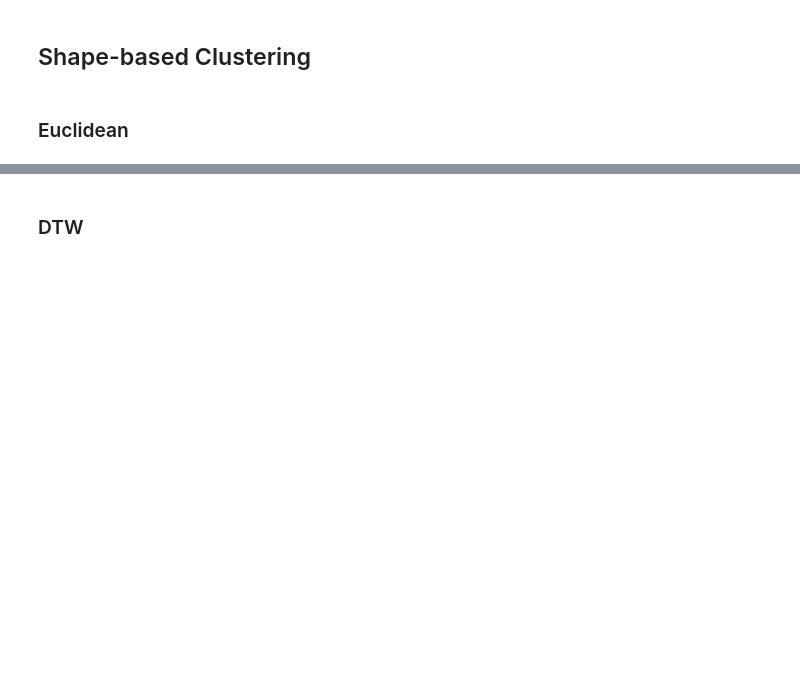
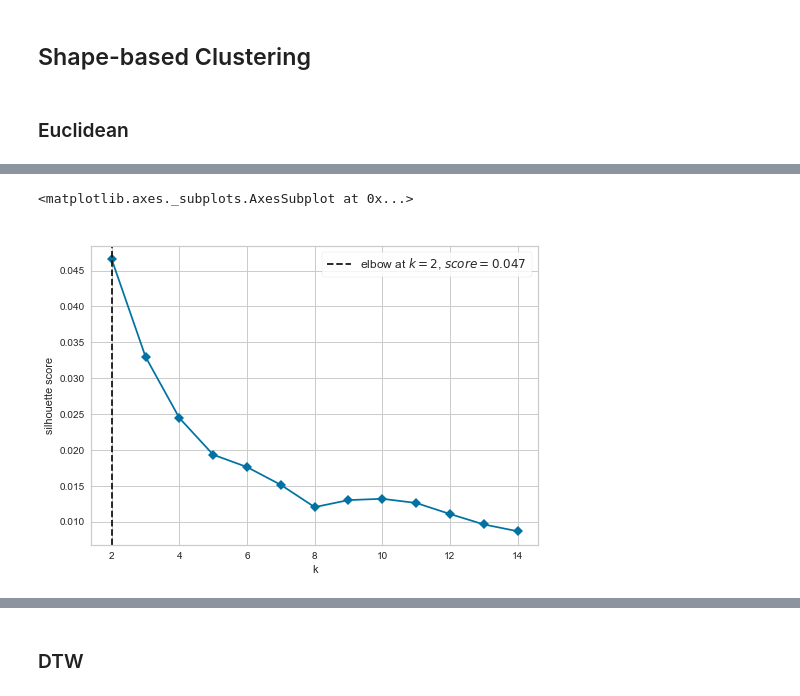
Before and after one commit to cri98li/Data-Mining-2-Project-ts-classification, a Jupyter notebook: Fase 3.2.ipynb, the cells around one changed output, grey strips where cells are left out. Cells and saved outputs as stored; diff of their text form; code cells hidden in the pictures; blank space fills up the shorter version.

```diff
--- a/Fase 3.2.ipynb
+++ b/Fase 3.2.ipynb
@@ -342,0 +353,13 @@ plt.show()
+# %%
+from yellowbrick.cluster import KElbowVisualizer
+
+model = TimeSeriesKMeans(metric="euclidean", max_iter=50, random_state=0, n_jobs=-1)
+visualizer = KElbowVisualizer(model, k=(2,15), timings=False, metric='silhouette', title=" ")
+
+#Automatically find the “elbow” or “knee” which likely corresponds to the optimal value of k
+#using the “knee point detection algorithm”.
+visualizer.fit(X.squeeze())
+visualizer.show(outpath="silhouette_euclidean.pdf")
+# %% [output]
+<matplotlib.axes._subplots.AxesSubplot at 0x...>
+[figure, added]
```
Also changed, not shown: parts of 20 cells of this notebook.
